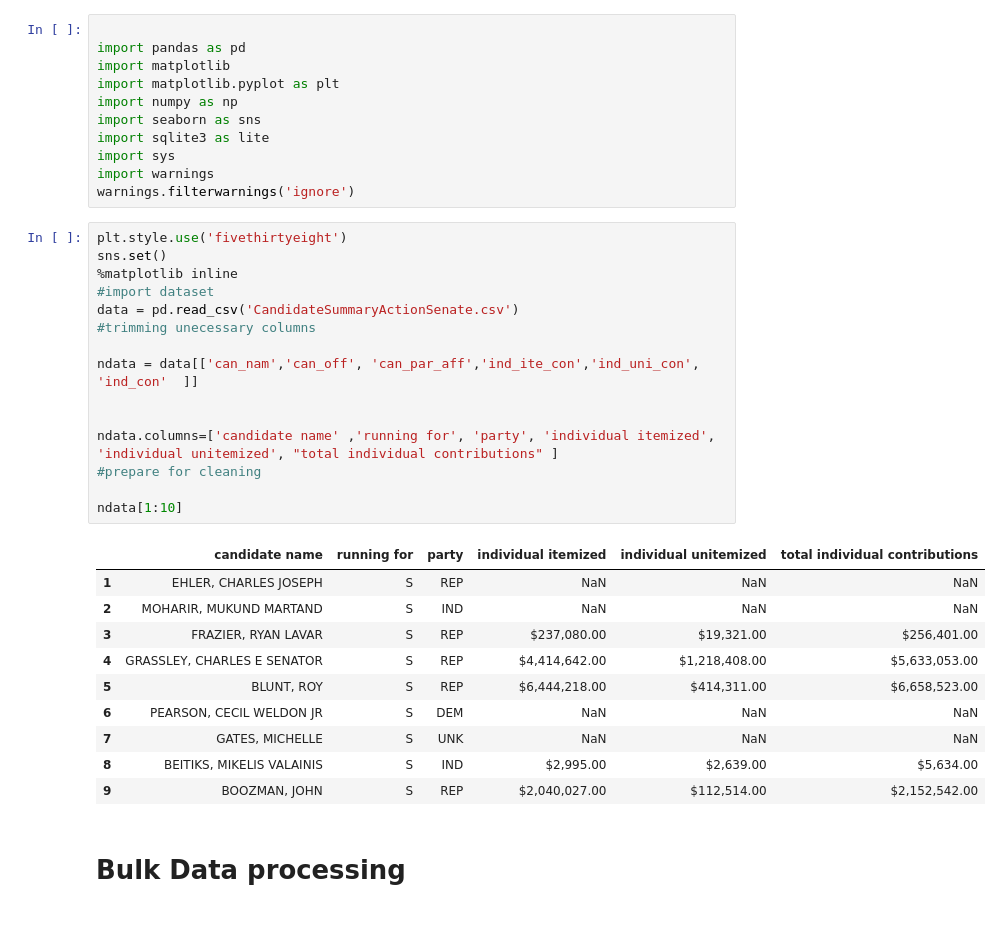
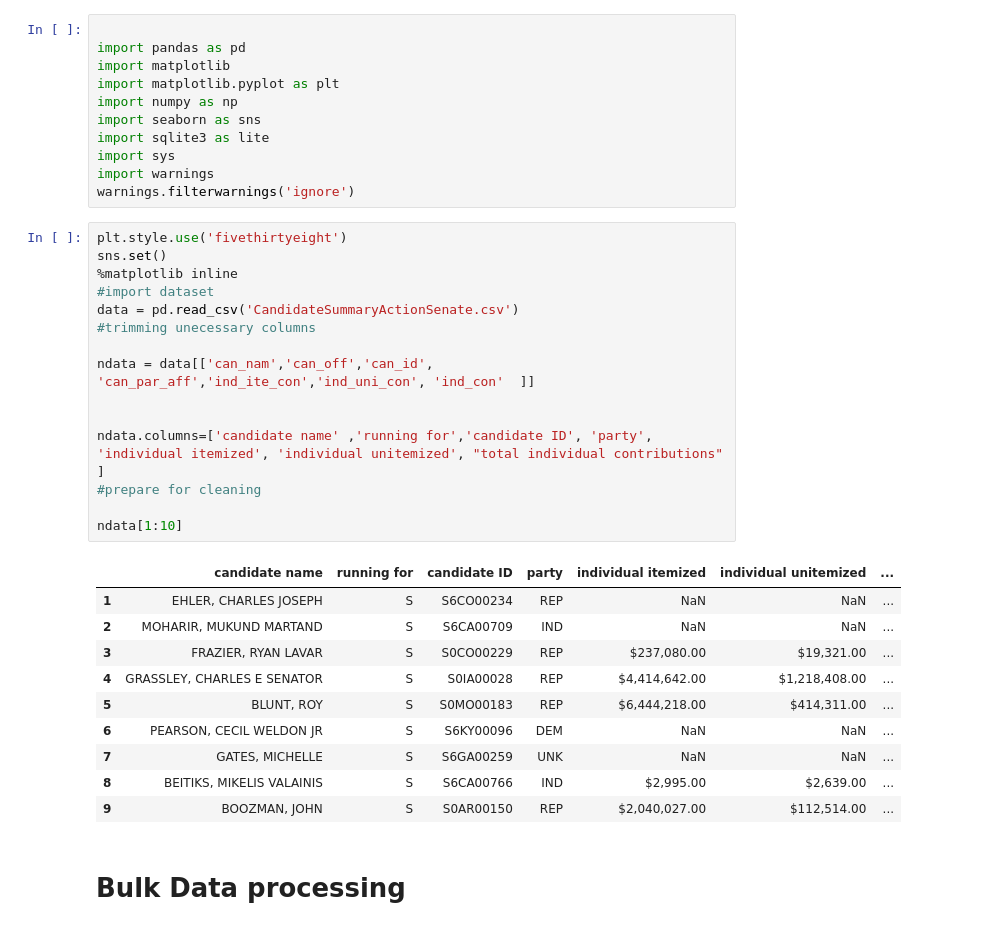
Before and after one commit to PoliticalComputerScience/CampaignFinance, a Jupyter notebook: PolarityVSmallDonations/Cvp.ipynb, the cells around one changed output. Saved outputs shown, nothing was run; the diff lists cells and outputs as text.

Commit message:
revamping individual

```diff
--- a/PolarityVSmallDonations/Cvp.ipynb
+++ b/PolarityVSmallDonations/Cvp.ipynb
@@ -14,29 +14,29 @@ warnings.filterwarnings('ignore')
 # %%
 plt.style.use('fivethirtyeight')
 sns.set()
 %matplotlib inline
 #import dataset
 data = pd.read_csv('CandidateSummaryActionSenate.csv')
 #trimming unecessary columns
 
-ndata = data[['can_nam','can_off', 'can_par_aff','ind_ite_con','ind_uni_con', 'ind_con'  ]]
+ndata = data[['can_nam','can_off','can_id', 'can_par_aff','ind_ite_con','ind_uni_con', 'ind_con'  ]]
 
 
-ndata.columns=['candidate name' ,'running for', 'party', 'individual itemized', 'individual unitemized', "total individual contributions" ]
+ndata.columns=['candidate name' ,'running for','candidate ID', 'party', 'individual itemized', 'individual unitemized', "total individual contributions" ]
 #prepare for cleaning
 
 ndata[1:10]
 # %% [output]
-|  | candidate name | running for | party | individual itemized | individual unitemized | total individual contributions |
-| 1 | EHLER, CHARLES JOSEPH | S | REP | NaN | NaN | NaN |
-| 2 | MOHARIR, MUKUND MARTAND | S | IND | NaN | NaN | NaN |
-| 3 | FRAZIER, RYAN LAVAR | S | REP | $237,080.00 | $19,321.00 | $256,401.00 |
-| 4 | GRASSLEY, CHARLES E SENATOR | S | REP | $4,414,642.00 | $1,218,408.00 | $5,633,053.00 |
-| 5 | BLUNT, ROY | S | REP | $6,444,218.00 | $414,311.00 | $6,658,523.00 |
-| 6 | PEARSON, CECIL WELDON JR | S | DEM | NaN | NaN | NaN |
-| 7 | GATES, MICHELLE | S | UNK | NaN | NaN | NaN |
-| 8 | BEITIKS, MIKELIS VALAINIS | S | IND | $2,995.00 | $2,639.00 | $5,634.00 |
-| 9 | BOOZMAN, JOHN | S | REP | $2,040,027.00 | $112,514.00 | $2,152,542.00 |
+|  | candidate name | running for | candidate ID | party | individual itemized | individual unitemized | ... |
+| 1 | EHLER, CHARLES JOSEPH | S | S6CO00234 | REP | NaN | NaN | ... |
+| 2 | MOHARIR, MUKUND MARTAND | S | S6CA00709 | IND | NaN | NaN | ... |
+| 3 | FRAZIER, RYAN LAVAR | S | S0CO00229 | REP | $237,080.00 | $19,321.00 | ... |
+| 4 | GRASSLEY, CHARLES E SENATOR | S | S0IA00028 | REP | $4,414,642.00 | $1,218,408.00 | ... |
+| 5 | BLUNT, ROY | S | S0MO00183 | REP | $6,444,218.00 | $414,311.00 | ... |
+| 6 | PEARSON, CECIL WELDON JR | S | S6KY00096 | DEM | NaN | NaN | ... |
+| 7 | GATES, MICHELLE | S | S6GA00259 | UNK | NaN | NaN | ... |
+| 8 | BEITIKS, MIKELIS VALAINIS | S | S6CA00766 | IND | $2,995.00 | $2,639.00 | ... |
+| 9 | BOOZMAN, JOHN | S | S0AR00150 | REP | $2,040,027.00 | $112,514.00 | ... |
 # %% [markdown]
 # Bulk Data processing
 # %%
```
Also changed, not shown: parts of 8 cells of this notebook, 5 other files.
